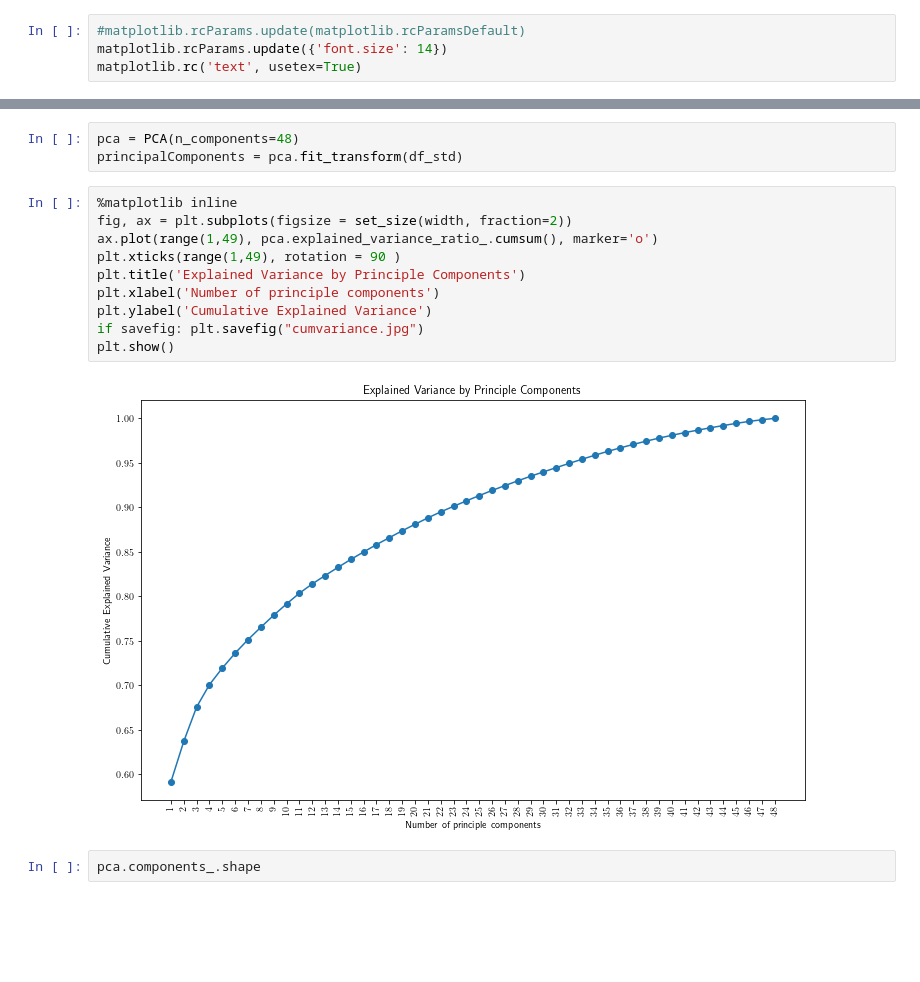
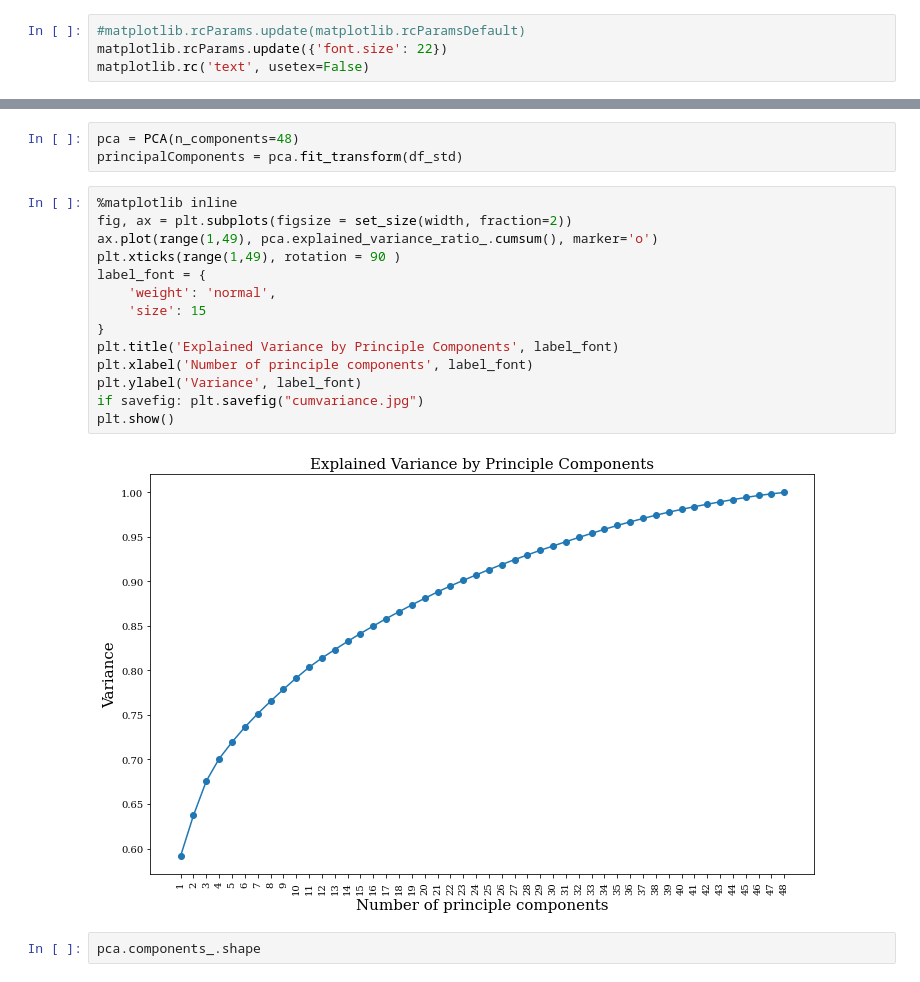
Before and after one commit to Ubaidhq/msc, a Jupyter notebook: COMP0050 - Machine Learning with applications in finance/CW2/Untitled.ipynb, the cells around one changed output, grey strips where cells are left out. Drawn from its saved outputs; the diff is of its cells as text; blank space fills up the shorter version.

```diff
--- a/COMP0050 - Machine Learning with applications in finance/CW2/Untitled.ipynb
+++ b/COMP0050 - Machine Learning with applications in finance/CW2/Untitled.ipynb
@@ -18,5 +18,5 @@ save figures? y
  ### SAVING FIGURES ###
 # %%
 #matplotlib.rcParams.update(matplotlib.rcParamsDefault)
-matplotlib.rcParams.update({'font.size': 14})
-matplotlib.rc('text', usetex=True)
+matplotlib.rcParams.update({'font.size': 22})
+matplotlib.rc('text', usetex=False)
@@ -62,15 +107,19 @@ principalComponents = pca.fit_transform(df_std)
 # %%
 %matplotlib inline
 fig, ax = plt.subplots(figsize = set_size(width, fraction=2))
 ax.plot(range(1,49), pca.explained_variance_ratio_.cumsum(), marker='o')
 plt.xticks(range(1,49), rotation = 90 )
-plt.title('Explained Variance by Principle Components')
-plt.xlabel('Number of principle components')
-plt.ylabel('Cumulative Explained Variance')
+label_font = {
+    'weight': 'normal',
+    'size': 15
+}
+plt.title('Explained Variance by Principle Components', label_font)
+plt.xlabel('Number of principle components', label_font)
+plt.ylabel('Variance', label_font)
 if savefig: plt.savefig("cumvariance.jpg")
 plt.show()
 # %% [output]
-[figure, old version]
+[figure, new version]
 # %%
 pca.components_.shape
 # %% [output]
```
Also changed, not shown: parts of 6 cells of this notebook, 4 other files.
